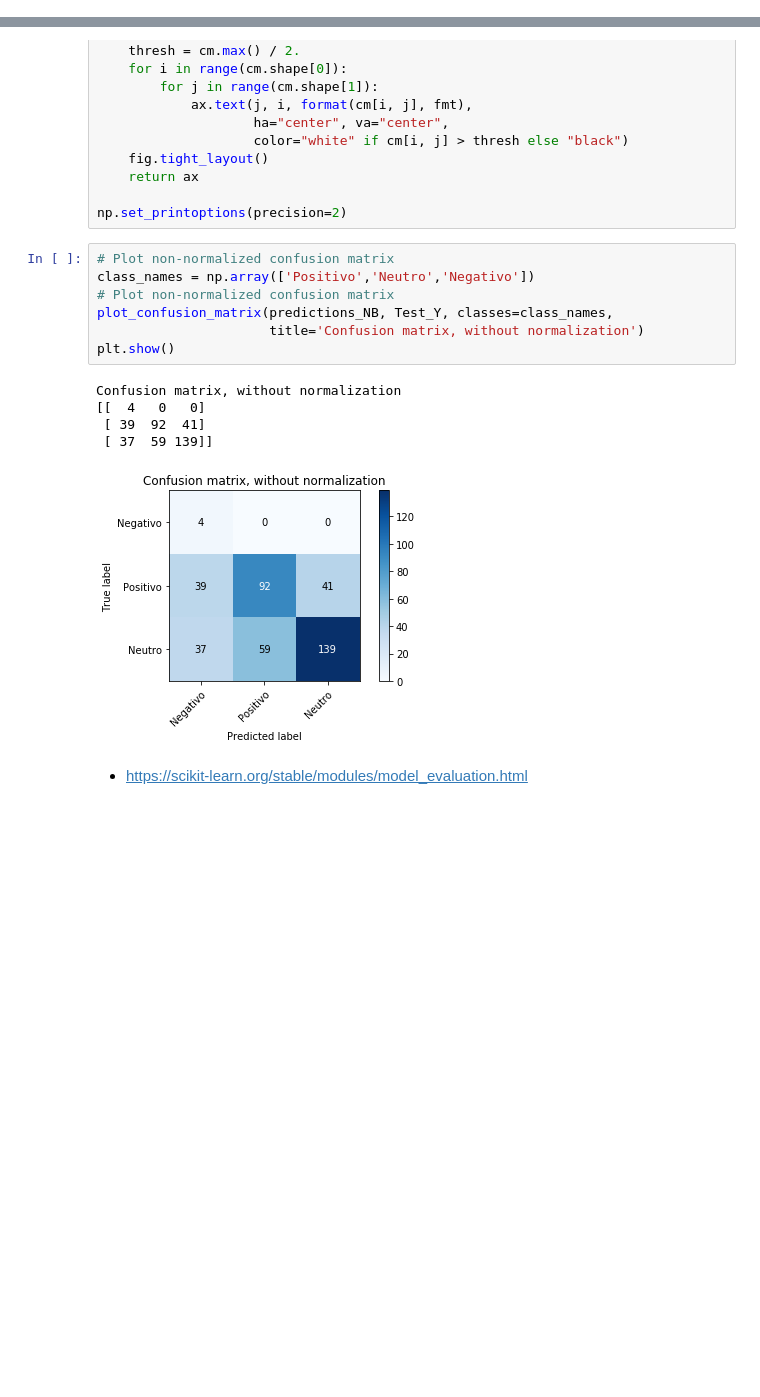
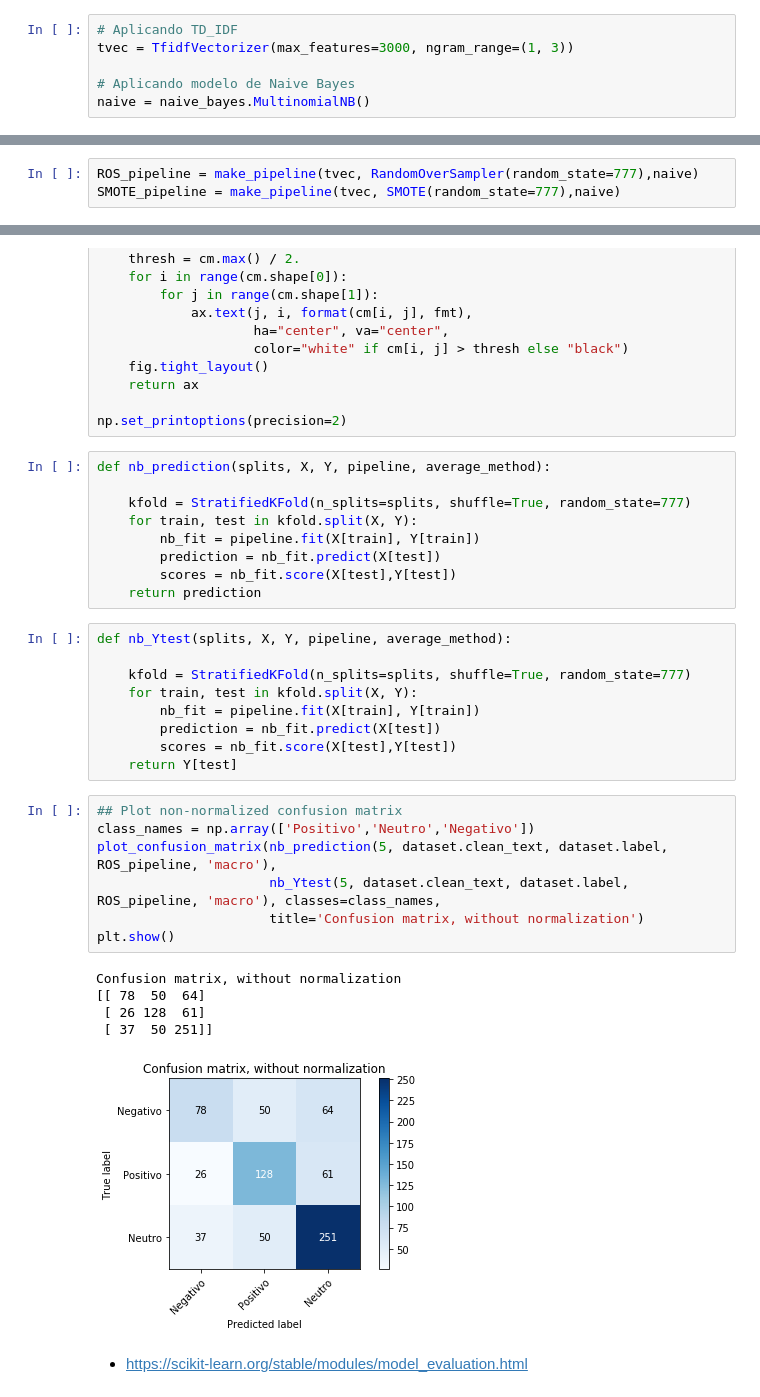
Before and after one commit to RodolfoLSS/text_mining_nlp, a Jupyter notebook: final_project_V1_20032019.ipynb, the cells around one changed output, grey strips where cells are left out. Cells and saved outputs as stored; diff of their text form; blank space fills up the shorter version.

```diff
--- a/final_project_V1_20032019.ipynb
+++ b/final_project_V1_20032019.ipynb
@@ -448,0 +369,6 @@ weighted avg       0.56      0.55      0.49       956
+# %%
+# Aplicando TD_IDF
+tvec = TfidfVectorizer(max_features=3000, ngram_range=(1, 3))
+
+# Aplicando modelo de Naive Bayes
+naive = naive_bayes.MultinomialNB()
@@ -448,0 +461,3 @@ weighted avg       0.56      0.55      0.49       956
+# %%
+ROS_pipeline = make_pipeline(tvec, RandomOverSampler(random_state=777),naive)
+SMOTE_pipeline = make_pipeline(tvec, SMOTE(random_state=777),naive)
@@ -505,19 +562,37 @@ def plot_confusion_matrix(y_true, y_pred, classes,
     return ax
 
 np.set_printoptions(precision=2)
+# %%
+def nb_prediction(splits, X, Y, pipeline, average_method):
+
+    kfold = StratifiedKFold(n_splits=splits, shuffle=True, random_state=777)
+    for train, test in kfold.split(X, Y):
+        nb_fit = pipeline.fit(X[train], Y[train])
+        prediction = nb_fit.predict(X[test])
+        scores = nb_fit.score(X[test],Y[test])
+    return prediction
+# %%
+def nb_Ytest(splits, X, Y, pipeline, average_method):
+
+    kfold = StratifiedKFold(n_splits=splits, shuffle=True, random_state=777)
+    for train, test in kfold.split(X, Y):
+        nb_fit = pipeline.fit(X[train], Y[train])
+        prediction = nb_fit.predict(X[test])
+        scores = nb_fit.score(X[test],Y[test])
+    return Y[test]
 # %%
-# Plot non-normalized confusion matrix
+## Plot non-normalized confusion matrix
 class_names = np.array(['Positivo','Neutro','Negativo'])
-# Plot non-normalized confusion matrix
-plot_confusion_matrix(predictions_NB, Test_Y, classes=class_names,
+plot_confusion_matrix(nb_prediction(5, dataset.clean_text, dataset.label, ROS_pipeline, 'macro'),
+                      nb_Ytest(5, dataset.clean_text, dataset.label, ROS_pipeline, 'macro'), classes=class_names,
                       title='Confusion matrix, without normalization')
 plt.show()
 # %% [output]
 Confusion matrix, without normalization
-[[  4   0   0]
- [ 39  92  41]
- [ 37  59 139]]
+[[ 78  50  64]
+ [ 26 128  61]
+ [ 37  50 251]]
-[figure, old version]
+[figure, new version]
 # %% [markdown]
 * https://scikit-learn.org/stable/modules/model_evaluation.html
 # %% [markdown]
```
Also changed, not shown: parts of 45 cells of this notebook.
